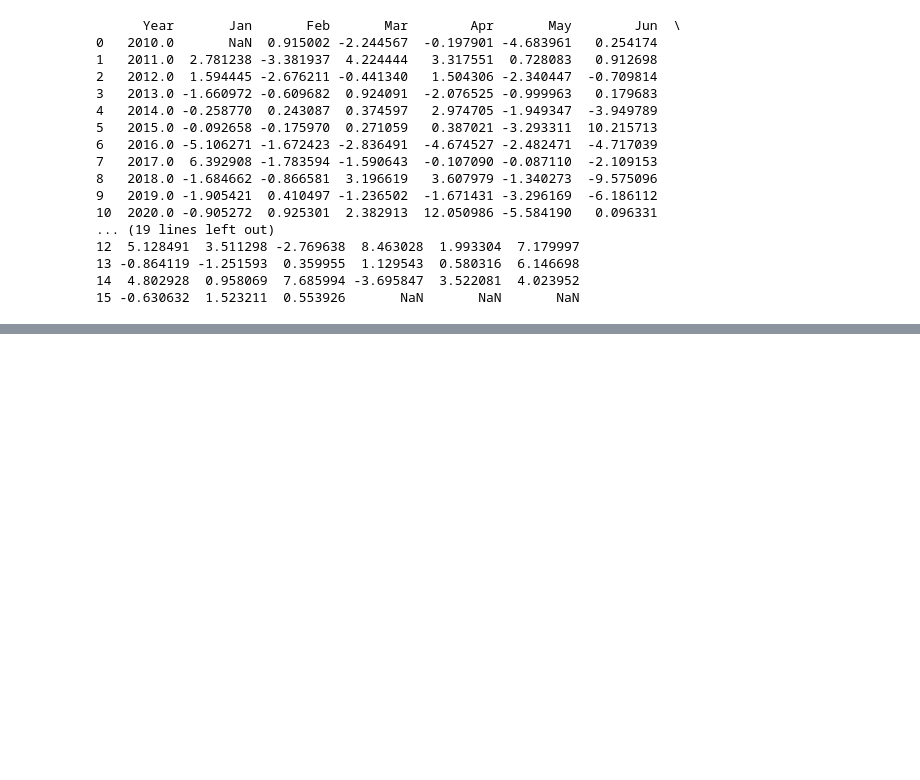
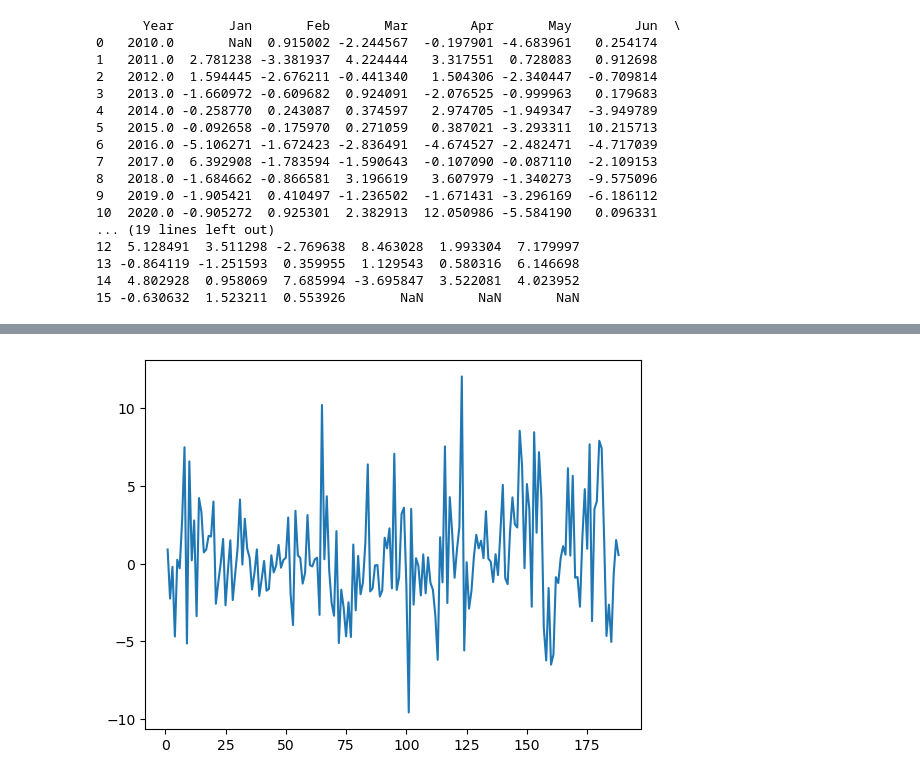
Before and after one commit to Yimo-Liu-13196/MAD2502, a Jupyter notebook: Project.ipynb, the cells around one changed output, grey strips where cells are left out. Saved outputs shown, nothing was run; the diff lists cells and outputs as text; code cells hidden in the pictures; blank space fills up the shorter version.

Commit message:
Set up and cleaned data for regression model

```diff
--- a/Project.ipynb
+++ b/Project.ipynb
@@ -35,0 +124,11 @@ print(agg_cpi_df)
+# %%
+import matplotlib.pyplot as plt
+import numpy as np
+
+y = agg_cpi_df.iloc[:, 1:].to_numpy().flatten()
+
+plt.plot(y)
+#plt.savefig("aggregate_inflation_data", dpi=300, bbox_inches="tight")
+plt.show()
+# %% [output]
+[figure, added]
```
Also changed, not shown: parts of 7 cells of this notebook.
